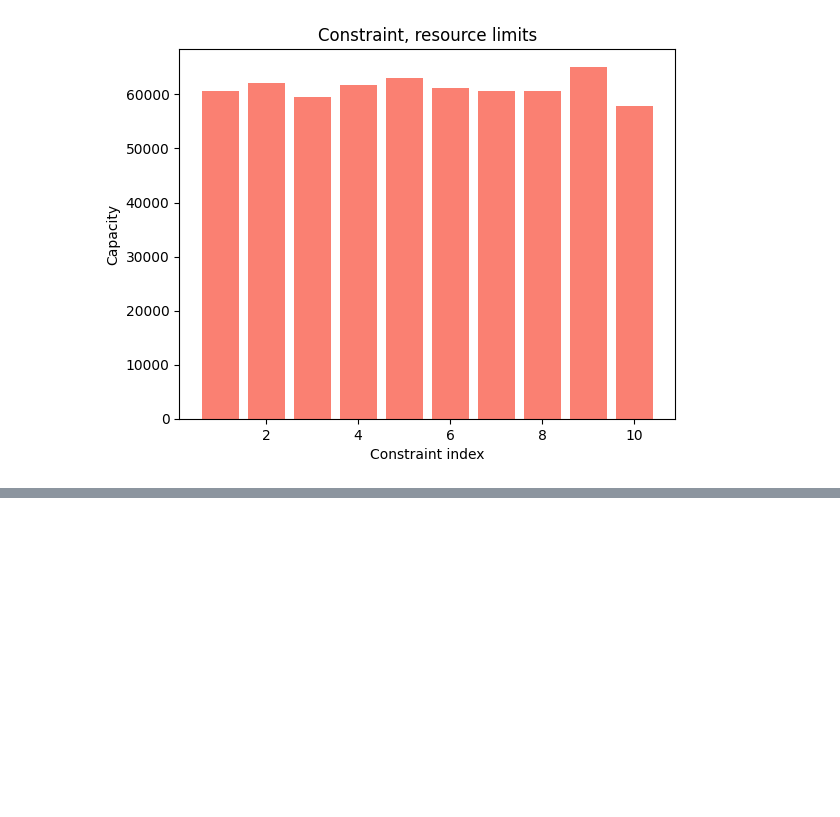
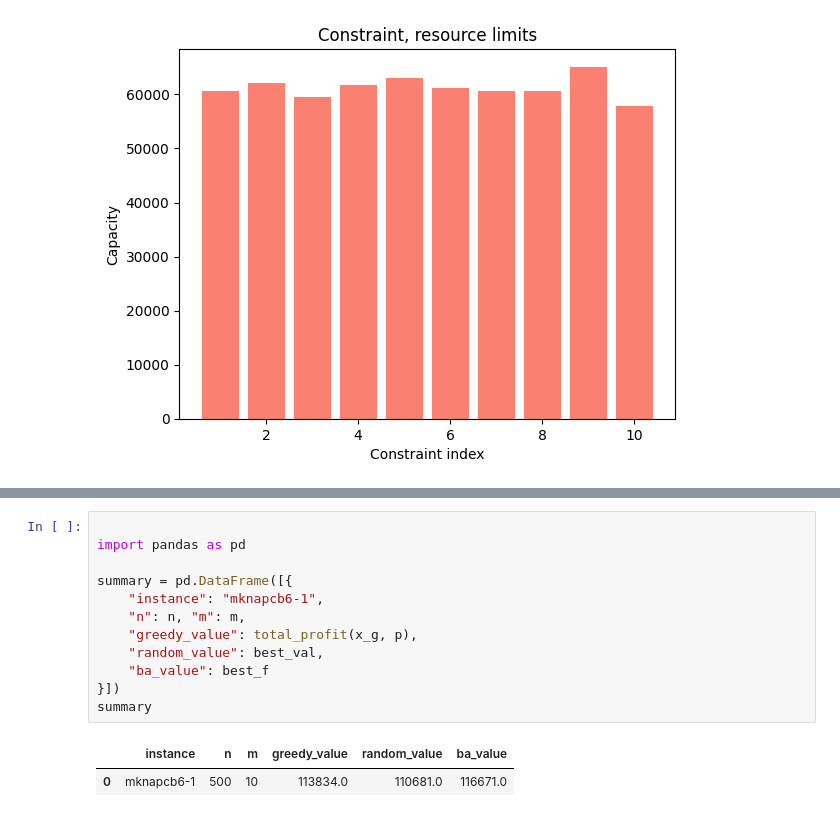
Before and after one commit to jofa016/ACIT4610---Final-Group-Project, a Jupyter notebook: Knapsack_Jo.ipynb, the cells around one changed output, grey strips where cells are left out. Saved outputs shown, nothing was run; the diff lists cells and outputs as text; blank space fills up the shorter version.

```diff
--- a/Knapsack_Jo.ipynb
+++ b/Knapsack_Jo.ipynb
@@ -178,0 +369,15 @@ plt.show()
+# %%
+
+import pandas as pd
+
+summary = pd.DataFrame([{
+    "instance": "mknapcb6-1",
+    "n": n, "m": m,
+    "greedy_value": total_profit(x_g, p),
+    "random_value": best_val,
+    "ba_value": best_f
+}])
+summary
+# %% [output]
+|  | instance | n | m | greedy_value | random_value | ba_value |
+| 0 | mknapcb6-1 | 500 | 10 | 113834.0 | 110681.0 | 116671.0 |
```
Also changed, not shown: parts of 9 cells of this notebook.
